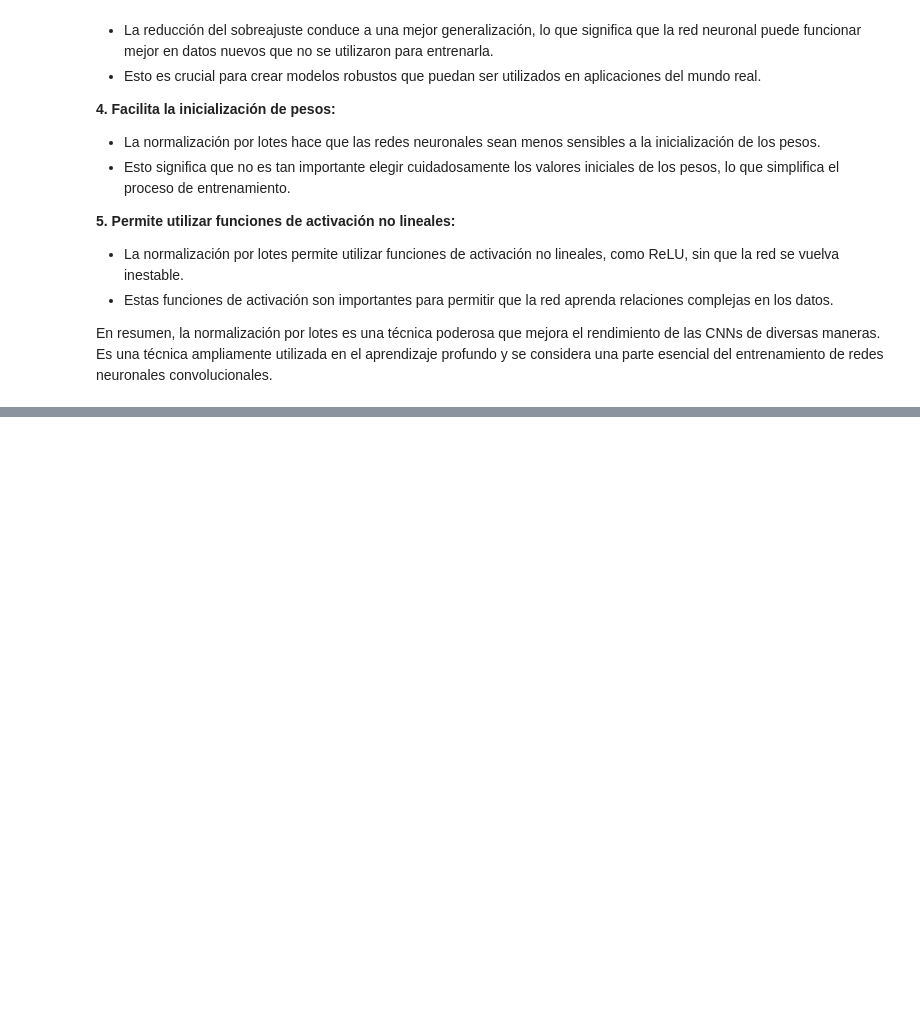
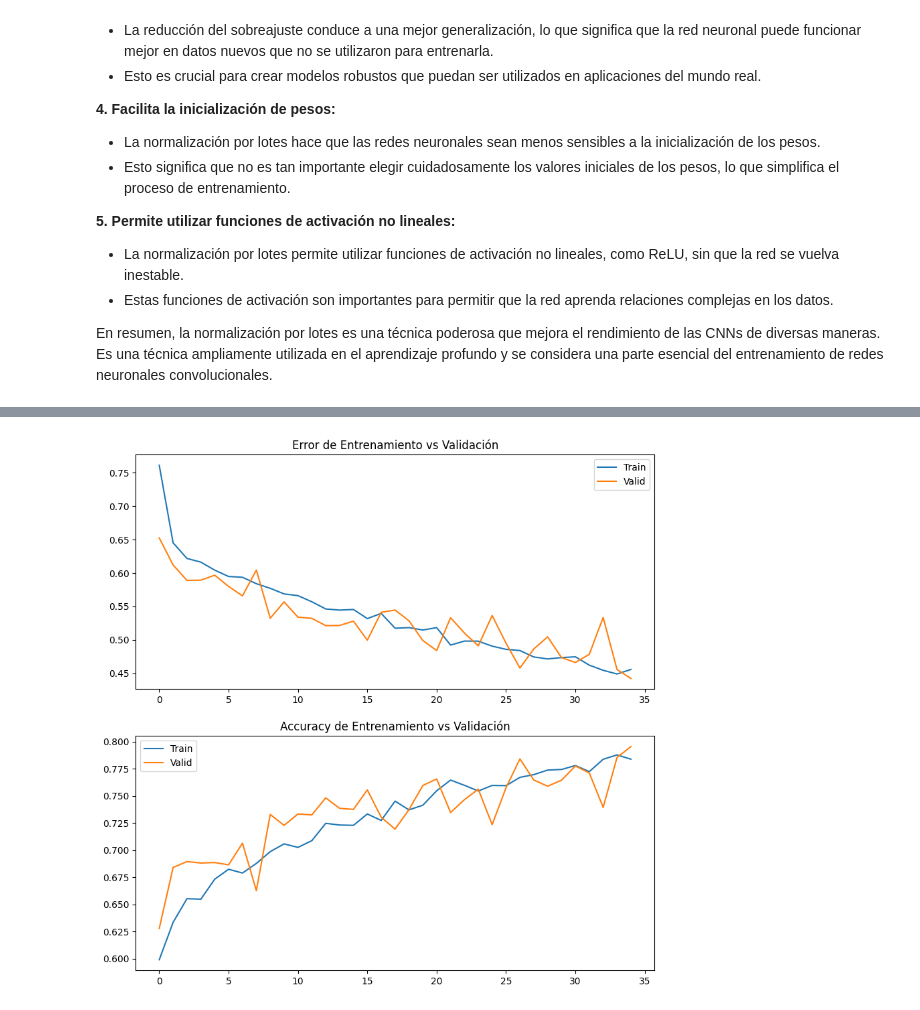
Before and after one commit to javierjosev/vision_computadora_ii-real_vs_fake_faces, a Jupyter notebook: notebooks/3.0-model-testing-kaggle-improvedcnn.ipynb, the cells around one changed output, grey strips where cells are left out. Drawn from its saved outputs; the diff is of its cells as text; code cells hidden in the pictures; blank space fills up the shorter version.

Commit message:
Se carga nuevo análisis con data augmentation

```diff
--- a/notebooks/3.0-model-testing-kaggle-improvedcnn.ipynb
+++ b/notebooks/3.0-model-testing-kaggle-improvedcnn.ipynb
@@ -114,6 +114,16 @@ valid_dataset = FacesDataset(dataframe=valid_df, root_dir='/kaggle/input/rvf10k/
 # data loaders
 train_loader = DataLoader(train_dataset, batch_size=32, shuffle=True)
 valid_loader = DataLoader(valid_dataset, batch_size=32, shuffle=False)
+# %%
+transform_aug = transforms.Compose([
+    transforms.Resize((224, 224)),
+    transforms.RandomRotation(degrees=10),
+    transforms.RandomHorizontalFlip(0.5),
+    transforms.RandomResizedCrop(size=(224, 224), scale=(0.8, 1.0)),
+    #transforms.ColorJitter(saturation=0.1, hue=0.1),
+    transforms.ToTensor(),
+    transforms.Normalize(mean.numpy(), std.numpy())
+])
 # %%
 # custom datasets
 train_dataset_aug = FacesDataset(dataframe=train_df, root_dir='/kaggle/input/rvf10k/rvf10k/', transform=transform_aug)
@@ -403,0 +397,18 @@ En resumen, la normalización por lotes es una técnica poderosa que mejora el r
+# %%
+# cantidad_clases = 2
+images_width = 224
+images_height = 224
+improved_model_aug = FacesImprovedCNN()
+optimizer_aug = torch.optim.Adam(improved_model_aug.parameters(), lr=0.0001)
+# loss_aug = torch.nn.CrossEntropyLoss()
+loss_aug = torch.nn.BCELoss()
+# metric_aug = torchmetrics.Accuracy(task='multiclass', num_classes=cantidad_clases)
+metric_aug = torchmetrics.classification.BinaryAccuracy()
+data_aug = {"train": train_loader_aug, "valid": valid_loader_aug, "image_width": images_width, "image_height": images_height}
+
+history_aug = train(improved_model_aug,
+                optimizer_aug,
+                loss_aug,
+                metric_aug,
+                data_aug,
+                35)
@@ -403,0 +433,4 @@ En resumen, la normalización por lotes es una técnica poderosa que mejora el r
+# %%
+plot_history(history_aug)
+# %% [output]
+[figure, added]
```
Also changed, not shown: parts of 6 cells of this notebook.
